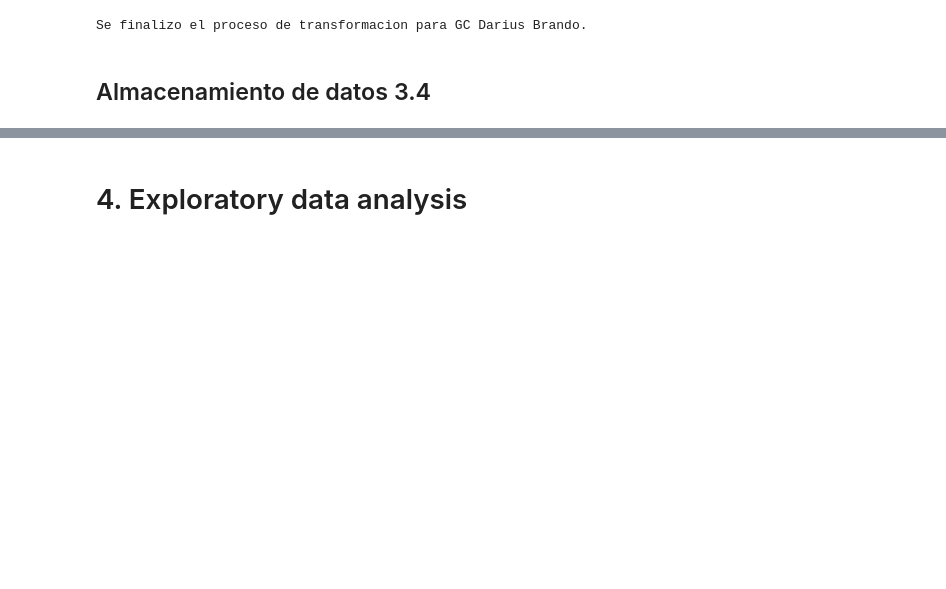
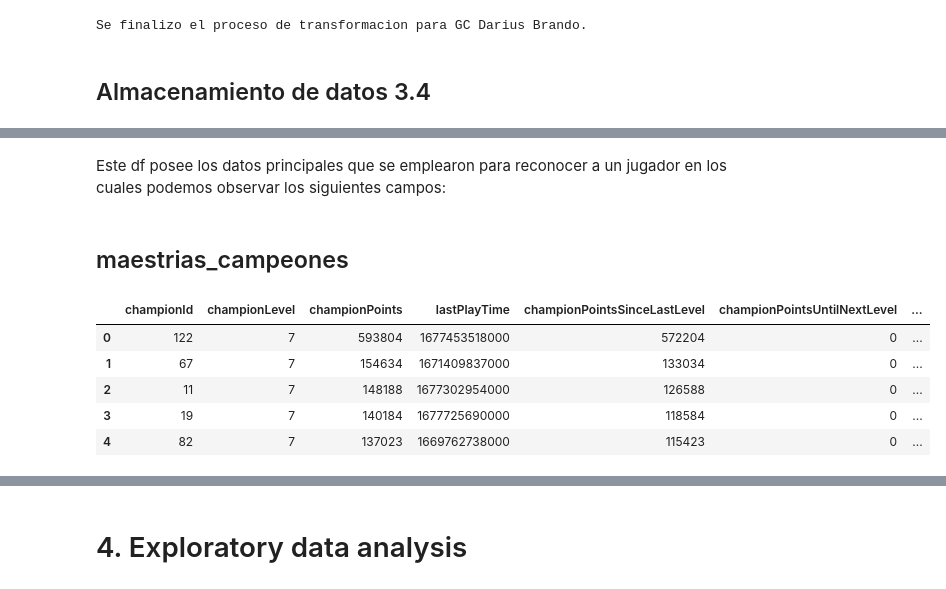
Before and after one commit to HugoCaleroBuratto/LeagueOfLegendMatch, a Jupyter notebook: lol_scrip.ipynb, the cells around one changed output, grey strips where cells are left out. Cells and saved outputs as stored; diff of their text form; code cells hidden in the pictures; blank space fills up the shorter version.

```diff
--- a/lol_scrip.ipynb
+++ b/lol_scrip.ipynb
@@ -216,0 +226,13 @@ df_games = pd.read_csv('data/df_games.csv')
+# %% [markdown]
+Este df posee los datos principales que se emplearon para reconocer a un jugador en los cuales podemos observar los siguientes campos:
+# %% [markdown]
+## maestrias_campeones
+# %%
+maestrias_campeones.head()
+# %% [output]
+|  | championId | championLevel | championPoints | lastPlayTime | championPointsSinceLastLevel | championPointsUntilNextLevel | ... |
+| 0 | 122 | 7 | 593804 | 1677453518000 | 572204 | 0 | ... |
+| 1 | 67 | 7 | 154634 | 1671409837000 | 133034 | 0 | ... |
+| 2 | 11 | 7 | 148188 | 1677302954000 | 126588 | 0 | ... |
+| 3 | 19 | 7 | 140184 | 1677725690000 | 118584 | 0 | ... |
+| 4 | 82 | 7 | 137023 | 1669762738000 | 115423 | 0 | ... |
```
Also changed, not shown: parts of 32 cells of this notebook.
